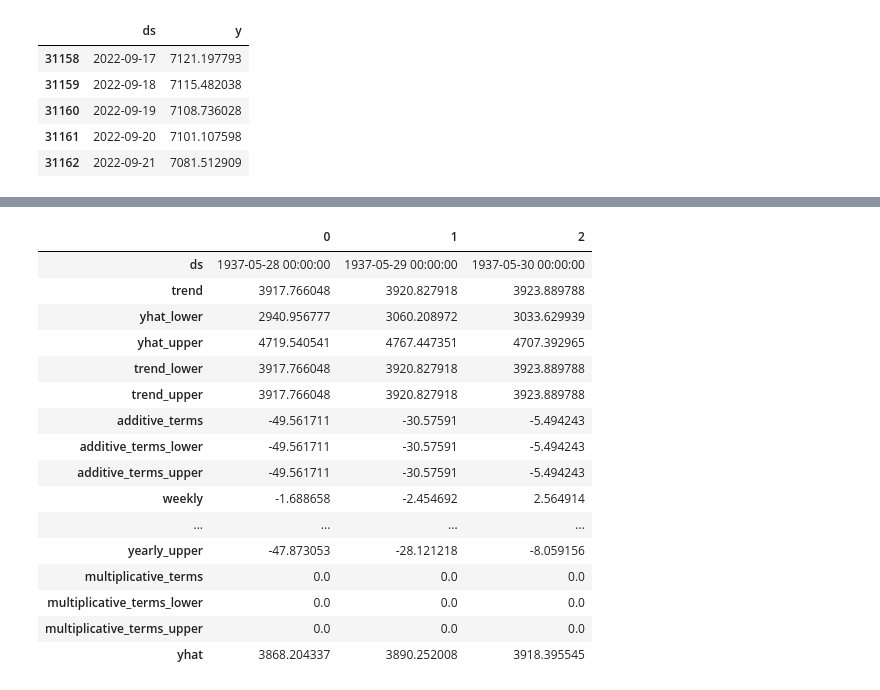
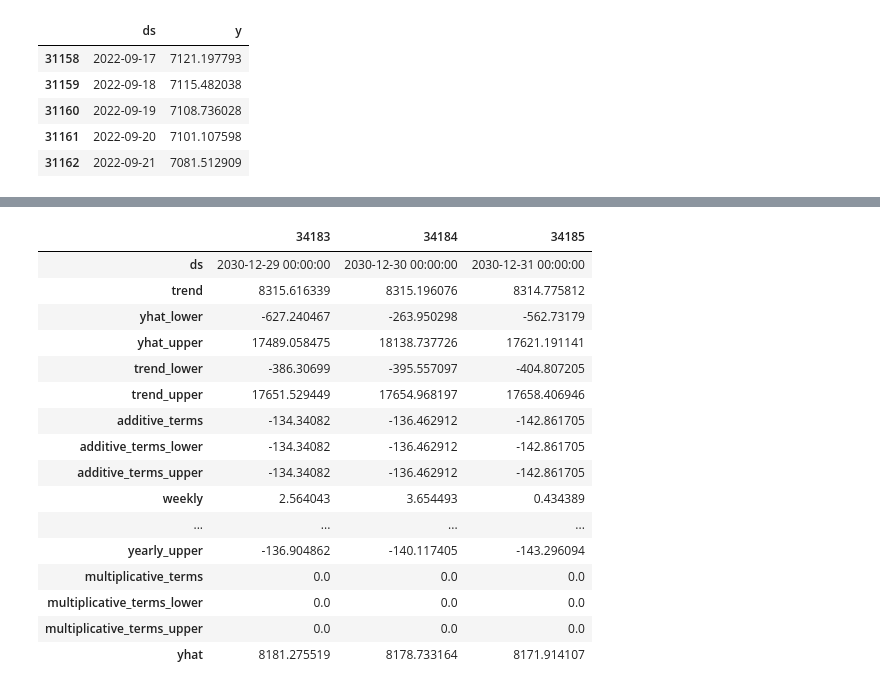
Before and after one commit to lychrst/The_Golf_Courses_of_Wrath, a Jupyter notebook: The_Golf_Courses_of_Wrath.ipynb, the cells around one changed output, grey strips where cells are left out. Saved outputs shown, nothing was run; the diff lists cells and outputs as text; code cells hidden in the pictures.

```diff
--- a/The_Golf_Courses_of_Wrath.ipynb
+++ b/The_Golf_Courses_of_Wrath.ipynb
@@ -1742,9 +1799,10 @@ Col_storage_Sep_2022 = Col_storage_Sep_2022.fillna(0)
 # This adds up all of the storage data for the varous reservoirs and
 # stores it as the column name "y_init".
 
-Col_storage_Sep_2022['y_init'] = Col_storage_Sep_2022["Lake_Mead"] + Col_storage_Sep_2022["Lake_Havasu"] \
-+ Col_storage_Sep_2022["Lake_Mohave"] + Col_storage_Sep_2022["Lake_Powell"] \
-+ Col_storage_Sep_2022["Lake_Nighthorse"] + Col_storage_Sep_2022["Granby_Reservoir"] \
+Col_storage_Sep_2022['y_init'] = Col_storage_Sep_2022["Lake_Mead"]\
++ Col_storage_Sep_2022["Lake_Havasu"] + Col_storage_Sep_2022["Lake_Mohave"]\
++ Col_storage_Sep_2022["Lake_Powell"] + Col_storage_Sep_2022["Lake_Nighthorse"]\
++ Col_storage_Sep_2022["Granby_Reservoir"] + Col_storage_Sep_2022["Crystal_Reservoir"]\
 + Col_storage_Sep_2022["Heron_Reservoir"] + Col_storage_Sep_2022["Ridgway_Reservoir"] \
 + Col_storage_Sep_2022["Navajo_Reservoir"] + Col_storage_Sep_2022["McPhee_Reservoir"] \
 + Col_storage_Sep_2022["Pineview_Reservoir"] + Col_storage_Sep_2022["Scofield_Reservoir"] \
@@ -1752,5 +1810,4 @@ Col_storage_Sep_2022['y_init'] = Col_storage_Sep_2022["Lake_Mead"] + Col_storage
 + Col_storage_Sep_2022["Wilard_Bay_Reservoir"] + Col_storage_Sep_2022["Strawberry_Reservoir"] \
 + Col_storage_Sep_2022["Jordanelle_Reservoir"] + Col_storage_Sep_2022["Taylor_Park_Reservoir"] \
 + Col_storage_Sep_2022["Starvation_Reservoir"] + Col_storage_Sep_2022["Morrow_Point_Reservoir"] \
-+ Col_storage_Sep_2022["Fontenelle_Reservoir"] + Col_storage_Sep_2022["Flaming_Gorge_Reservoir"] \
-+ Col_storage_Sep_2022["Crystal_Reservoir"]
++ Col_storage_Sep_2022["Fontenelle_Reservoir"] + Col_storage_Sep_2022["Flaming_Gorge_Reservoir"]
@@ -1760,5 +1818,10 @@ col_store_2000 = Col_storage_Sep_2022[Col_storage_Sep_2022['ds'].dt.year > 2000]
 # %%
 # The data was stored in acre feet.  This converts it to 1,000 Mgal units.
+# The slashes in the top rows are line breaks, not mathematical operations,
+# thus y init is being multiplied by the amount of gallons per acre and
+# and being divided by one billion to convert it to 1,000 Mgal units.
 
-col_store_2000['y'] =  (col_store_2000['y_init'] * 325724.1405576) / 1000000000
-Col_storage_Sep_2022['y'] =  (Col_storage_Sep_2022['y_init'] * 325724.1405576) / 1000000000
+col_store_2000['y'] =  (col_store_2000['y_init']\
+* 325724.1405576) / 1000000000
+Col_storage_Sep_2022['y'] =  (Col_storage_Sep_2022['y_init']\
+* 325724.1405576) / 1000000000
@@ -1833,8 +1888,8 @@ Importing plotly failed. Interactive plots will not work.
 # %%
 # This sets the end of the year 2030 as the end pont of the
 # forecast and makes predictions.
-future = m.make_future_dataframe(periods=3023)
-forecast = m.predict(future)
-forecast[['ds', 'yhat', 'yhat_lower', 'yhat_upper']].tail()
+future1 = m.make_future_dataframe(periods=3023)
+forecast1 = m.predict(future1)
+forecast1[['ds', 'yhat', 'yhat_lower', 'yhat_upper']].tail()
 # %% [output]
 |  | ds | yhat | yhat_lower | yhat_upper |
@@ -1854,21 +1964,23 @@ plt.show()
 # %%
-# This is the data for the forecast model.
-forecast.head(3).T
+# This is the data for the 1937 forecast model plotted until the
+# year 2030. The lower bound crosses the 0 mark by 2030 but the
+# upper bound nears full capacity.
+forecast1.tail(3).T
 # %% [output]
-|  | 0 | 1 | 2 |
-| ds | 1937-05-28 00:00:00 | 1937-05-29 00:00:00 | 1937-05-30 00:00:00 |
-| trend | 3917.766048 | 3920.827918 | 3923.889788 |
-| yhat_lower | 2940.956777 | 3060.208972 | 3033.629939 |
-| yhat_upper | 4719.540541 | 4767.447351 | 4707.392965 |
-| trend_lower | 3917.766048 | 3920.827918 | 3923.889788 |
-| trend_upper | 3917.766048 | 3920.827918 | 3923.889788 |
-| additive_terms | -49.561711 | -30.57591 | -5.494243 |
-| additive_terms_lower | -49.561711 | -30.57591 | -5.494243 |
-| additive_terms_upper | -49.561711 | -30.57591 | -5.494243 |
-| weekly | -1.688658 | -2.454692 | 2.564914 |
+|  | 34183 | 34184 | 34185 |
+| ds | 2030-12-29 00:00:00 | 2030-12-30 00:00:00 | 2030-12-31 00:00:00 |
+| trend | 8315.616339 | 8315.196076 | 8314.775812 |
+| yhat_lower | -627.240467 | -263.950298 | -562.73179 |
+| yhat_upper | 17489.058475 | 18138.737726 | 17621.191141 |
+| trend_lower | -386.30699 | -395.557097 | -404.807205 |
+| trend_upper | 17651.529449 | 17654.968197 | 17658.406946 |
+| additive_terms | -134.34082 | -136.462912 | -142.861705 |
+| additive_terms_lower | -134.34082 | -136.462912 | -142.861705 |
+| additive_terms_upper | -134.34082 | -136.462912 | -142.861705 |
+| weekly | 2.564043 | 3.654493 | 0.434389 |
 | ... | ... | ... | ... |
-| yearly_upper | -47.873053 | -28.121218 | -8.059156 |
+| yearly_upper | -136.904862 | -140.117405 | -143.296094 |
 | multiplicative_terms | 0.0 | 0.0 | 0.0 |
 | multiplicative_terms_lower | 0.0 | 0.0 | 0.0 |
 | multiplicative_terms_upper | 0.0 | 0.0 | 0.0 |
-| yhat | 3868.204337 | 3890.252008 | 3918.395545 |
+| yhat | 8181.275519 | 8178.733164 | 8171.914107 |
```
Also changed, not shown: parts of 126 cells of this notebook, 3 other files.
